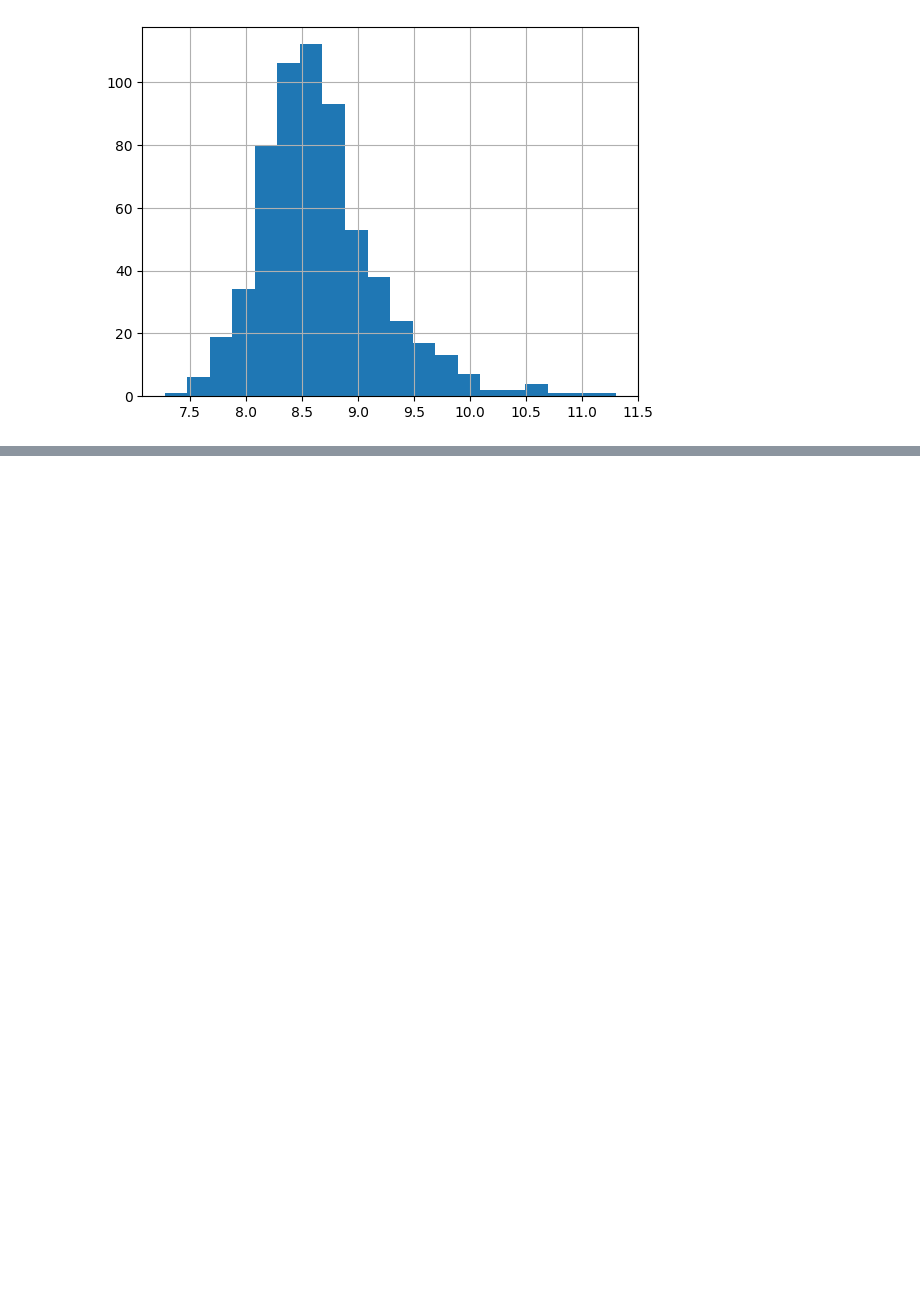
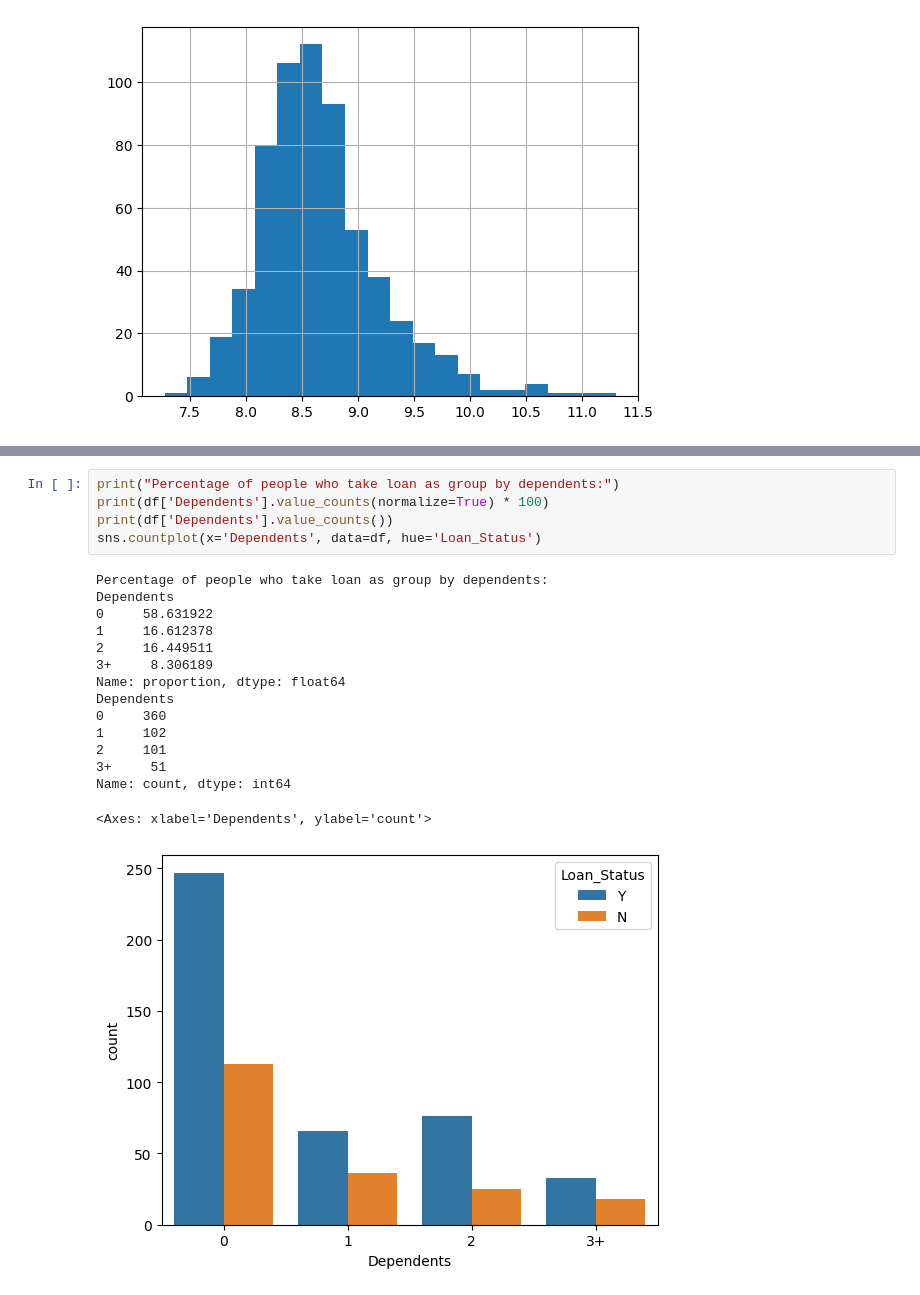
Before and after one commit to Simondelali/responsible-ai-loan-approval, a Jupyter notebook: notebooks/loan-approval-prediction.ipynb, the cells around one changed output, grey strips where cells are left out. Cells and saved outputs as stored; diff of their text form; blank space fills up the shorter version.

```diff
--- a/notebooks/loan-approval-prediction.ipynb
+++ b/notebooks/loan-approval-prediction.ipynb
@@ -88,0 +210,21 @@ df['TotalIncome_log'].hist(bins=20)
+# %%
+print("Percentage of people who take loan as group by dependents:")
+print(df['Dependents'].value_counts(normalize=True) * 100)
+print(df['Dependents'].value_counts())
+sns.countplot(x='Dependents', data=df, hue='Loan_Status')
+# %% [output]
+Percentage of people who take loan as group by dependents:
+Dependents
+0     58.631922
+1     16.612378
+2     16.449511
+3+     8.306189
+Name: proportion, dtype: float64
+Dependents
+0     360
+1     102
+2     101
+3+     51
+Name: count, dtype: int64
+<Axes: xlabel='Dependents', ylabel='count'>
+[figure, added]
```
Also changed, not shown: parts of 13 cells of this notebook.
